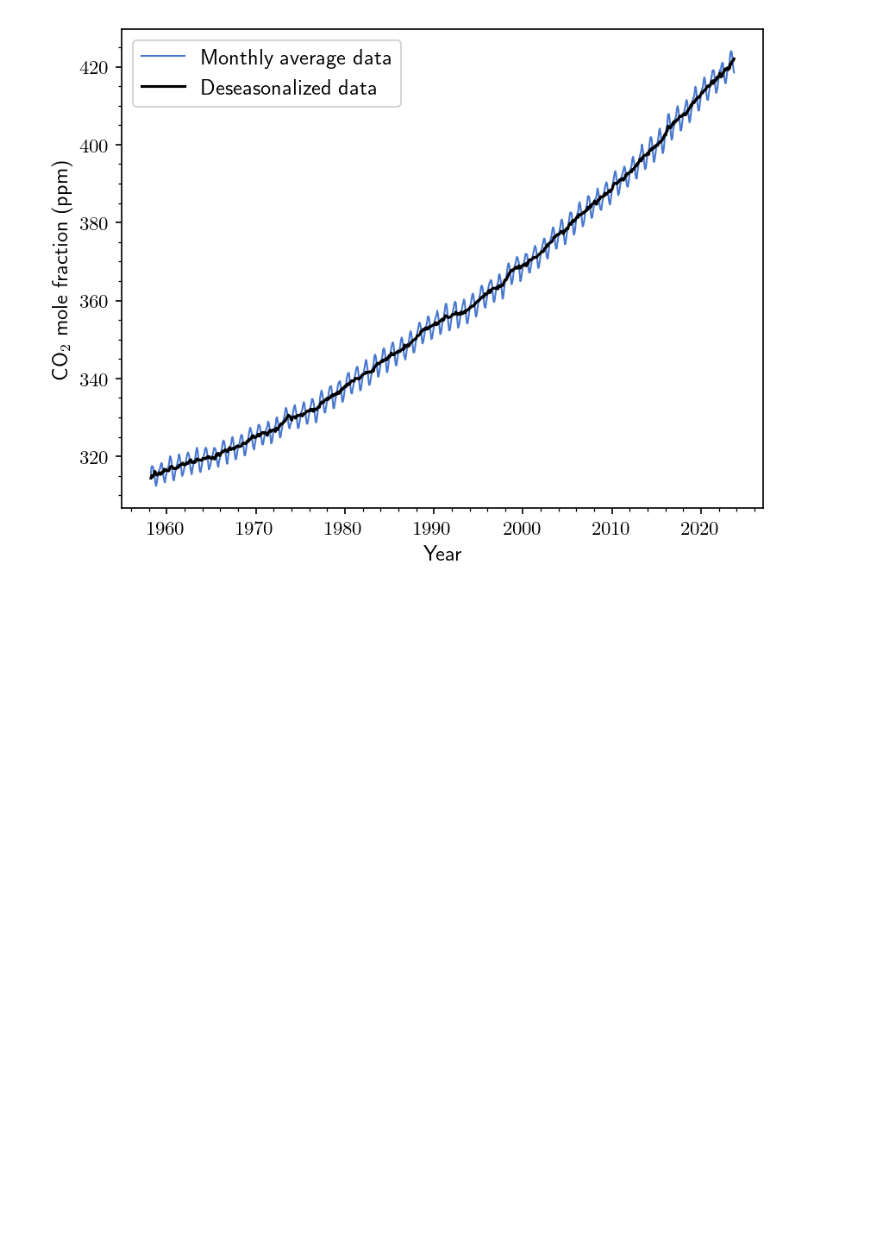
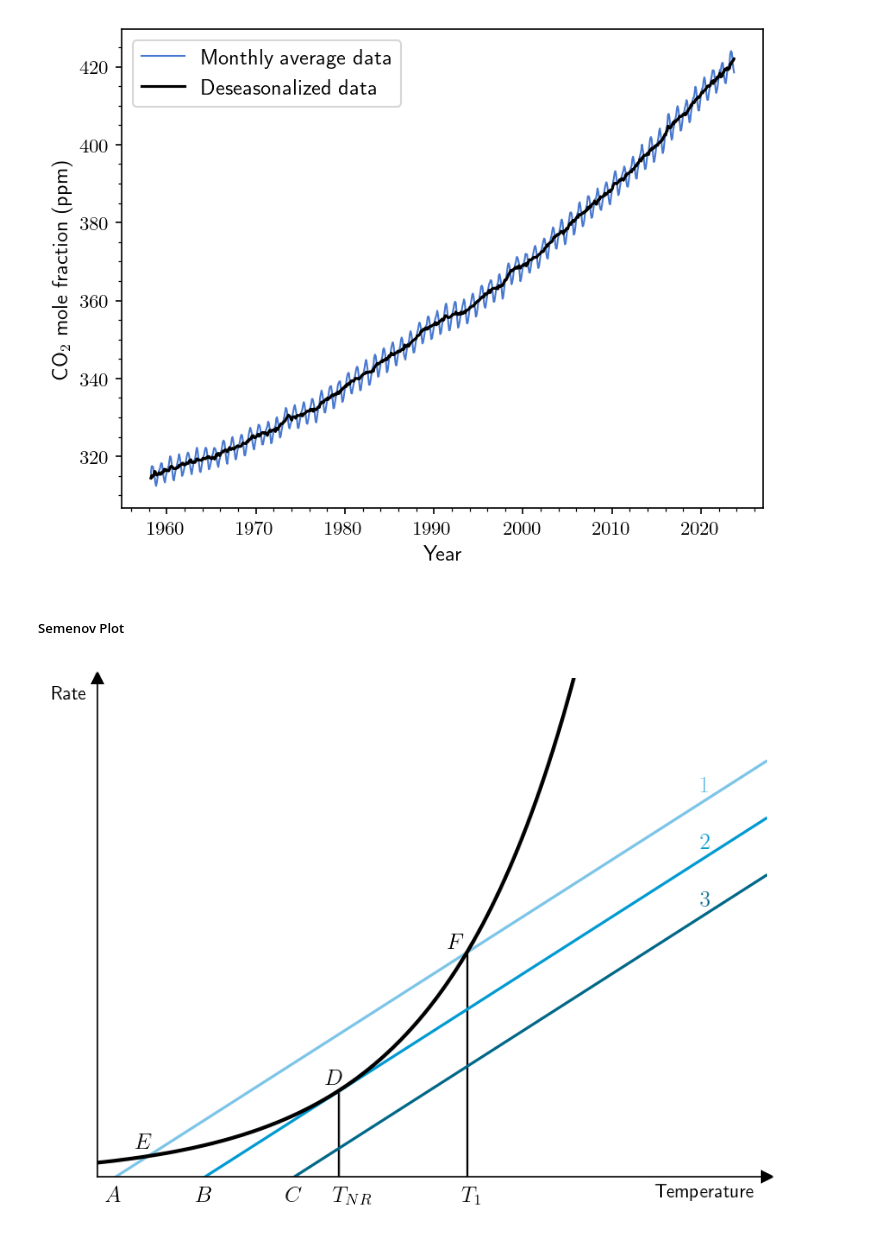
Before and after one commit to venturellimatteo/fasttomo, a Jupyter notebook: Thesis/Data/plots.ipynb, the cells around one changed output. Saved outputs shown, nothing was run; the diff lists cells and outputs as text; code cells hidden in the pictures; blank space fills up the shorter version.

```diff
--- a/Thesis/Data/plots.ipynb
+++ b/Thesis/Data/plots.ipynb
@@ -81,3 +103,47 @@ ax.tick_params(labelsize=11)
 _ = ax.legend(loc='upper left', fontsize=12)
 # %% [output]
 [figure]
+# %% [markdown]
+##### Semenov Plot
+# %%
+def adjust_plot(ax):
+    ax.set_ylim(0, 35)
+    ax.set_xlim(0, 5)
+    ax.spines[['right', 'top']].set_visible(False)
+    ax.set_xlabel('Temperature', horizontalalignment='right', x=0.98)
+    ax.set_ylabel('Rate', rotation=0, labelpad=15, y=0.95)
+    ax.set_xticklabels([])
+    ax.set_xticks([])
+    ax.set_yticklabels([])
+    ax.set_yticks([])
+    ax.plot(1, 0, '>k', transform=ax.transAxes, clip_on=False)
+    ax.plot(0, 1, '^k', transform=ax.transAxes, clip_on=False)
+    ax.text(0.05, -1.7, '$A$', fontsize=12)
+    ax.text(0.73, -1.7, '$B$', fontsize=12)
+    ax.text(1.4, -1.7, '$C$', fontsize=12)
+    ax.text(1.7, 6.5, '$D$', fontsize=12)
+    ax.text(0.28, 2, '$E$', fontsize=12)
+    ax.text(2.61, 16, '$F$', fontsize=12)
+    ax.text(1.75, -1.7, '$T_{NR}$', fontsize=12)
+    ax.text(2.71, -1.7, '$T_{1}$', fontsize=12)
+    ax.text(4.5, 27, '$1$', fontsize=12, color='#7cc5e8')
+    ax.text(4.5, 23, '$2$', fontsize=12, color='#009ad1')
+    ax.text(4.5, 19, '$3$', fontsize=12, color='#006787')
+    ax.arrow(1.8,6,0,-6, shape='full', width=0.001)
+    ax.arrow(2.76,15.736,0,-15.736, shape='full', width=0.001)
+    return
+
+fig, ax = plt.subplots(dpi=150)
+x = np.arange(0, 5, 0.01)
+exp1 = np.exp(x)
+line1 = 6*x - 0.8
+line2 = 6*x - 4.8
+line3 = 6*x - 8.8
+
+ax.plot(x, line1, color='#7cc5e8')
+ax.plot(x, line2, color='#009ad1')
+ax.plot(x, line3, color='#006787')
+ax.plot(x, exp1, color='k', linewidth=2)
+adjust_plot(ax)
+# %% [output]
+[figure, added]
```
Also changed, not shown: parts of 10 cells of this notebook, 22 other files.
